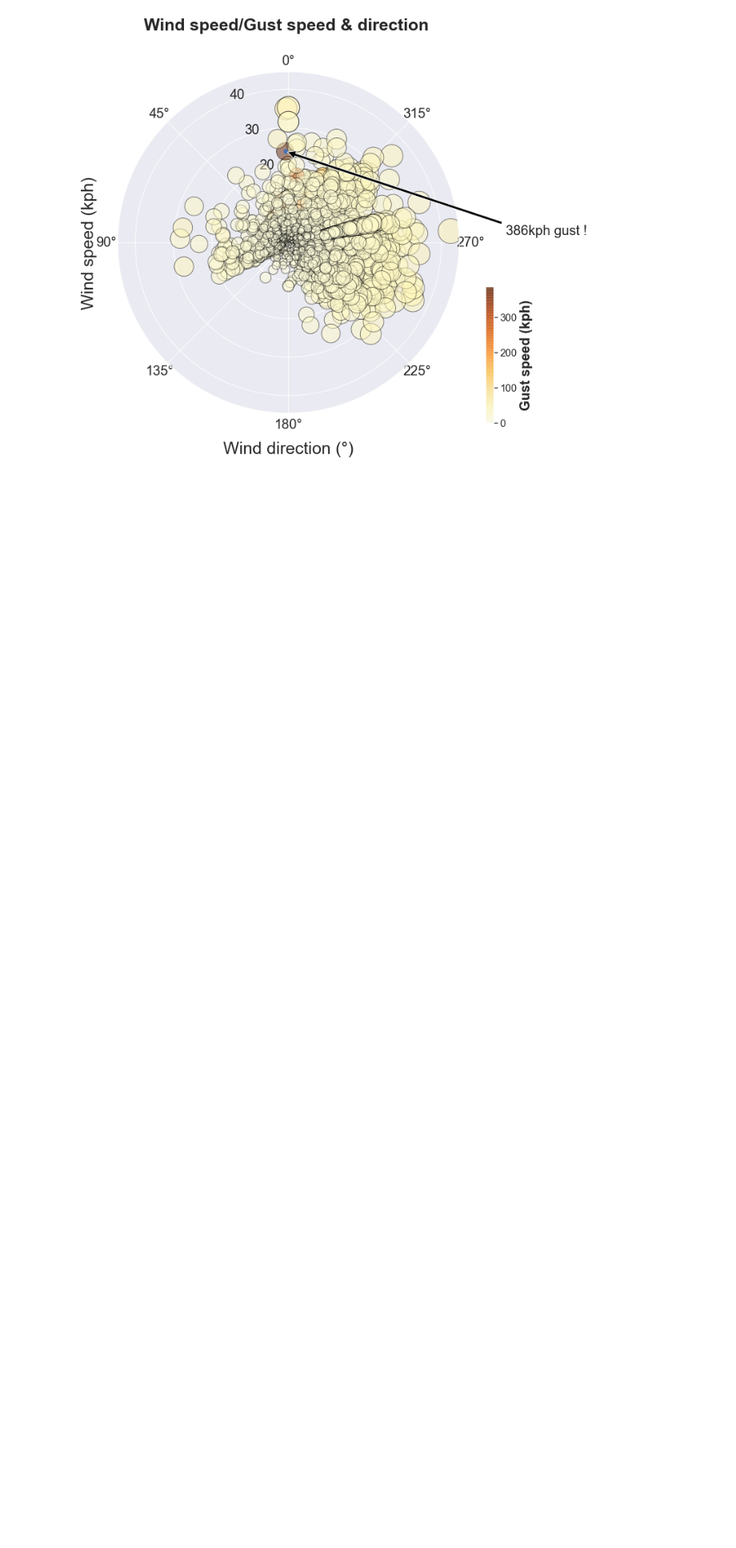
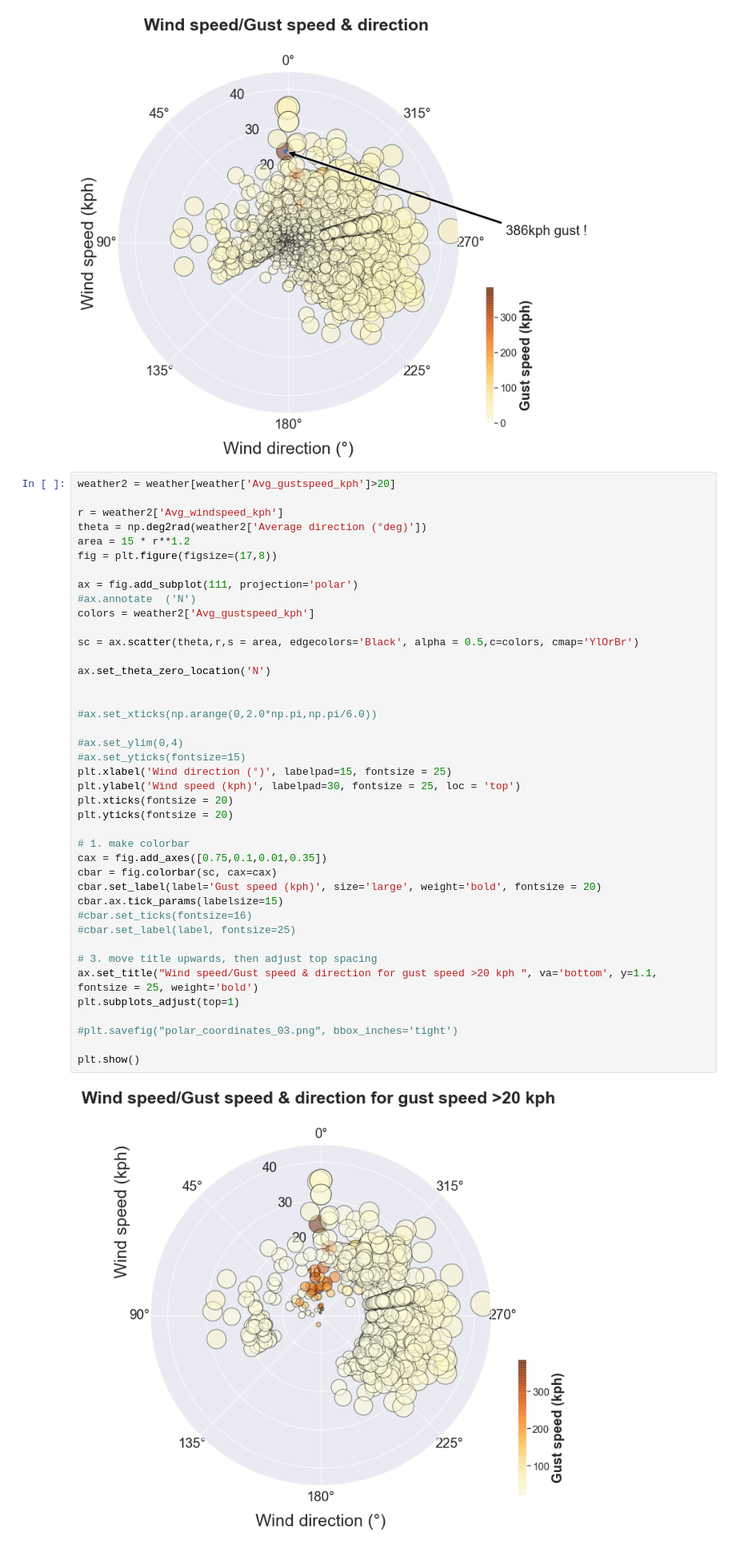
Before and after one commit to emorano916/weather_forecast, a Jupyter notebook: Notebook_Main.ipynb, the cells around one changed output. Shown at 80% size. Saved outputs shown, nothing was run; the diff lists cells and outputs as text; blank space fills up the shorter version.

```diff
--- a/Notebook_Main.ipynb
+++ b/Notebook_Main.ipynb
@@ -189,3 +204,46 @@ ax.annotate('386kph gust !',
 plt.show()
 # %% [output]
 [figure]
+# %%
+weather2 = weather[weather['Avg_gustspeed_kph']>20]
+
+r = weather2['Avg_windspeed_kph']
+theta = np.deg2rad(weather2['Average direction (°deg)'])
+area = 15 * r**1.2
+fig = plt.figure(figsize=(17,8))
+
+ax = fig.add_subplot(111, projection='polar')
+#ax.annotate  ('N')
+colors = weather2['Avg_gustspeed_kph']
+
+sc = ax.scatter(theta,r,s = area, edgecolors='Black', alpha = 0.5,c=colors, cmap='YlOrBr')
+
+ax.set_theta_zero_location('N')
+
+
+#ax.set_xticks(np.arange(0,2.0*np.pi,np.pi/6.0))
+
+#ax.set_ylim(0,4)
+#ax.set_yticks(fontsize=15)
+plt.xlabel('Wind direction (°)', labelpad=15, fontsize = 25)
+plt.ylabel('Wind speed (kph)', labelpad=30, fontsize = 25, loc = 'top')
+plt.xticks(fontsize = 20)
+plt.yticks(fontsize = 20)
+
+# 1. make colorbar
+cax = fig.add_axes([0.75,0.1,0.01,0.35])
+cbar = fig.colorbar(sc, cax=cax)
+cbar.set_label(label='Gust speed (kph)', size='large', weight='bold', fontsize = 20)
+cbar.ax.tick_params(labelsize=15)
+#cbar.set_ticks(fontsize=16)
+#cbar.set_label(label, fontsize=25)
+
+# 3. move title upwards, then adjust top spacing
+ax.set_title("Wind speed/Gust speed & direction for gust speed >20 kph ", va='bottom', y=1.1, fontsize = 25, weight='bold')
+plt.subplots_adjust(top=1)
+
+#plt.savefig("polar_coordinates_03.png", bbox_inches='tight')
+
+plt.show()
+# %% [output]
+[figure, added]
```
Also changed, not shown: parts of 2 cells of this notebook, 1 other file.
